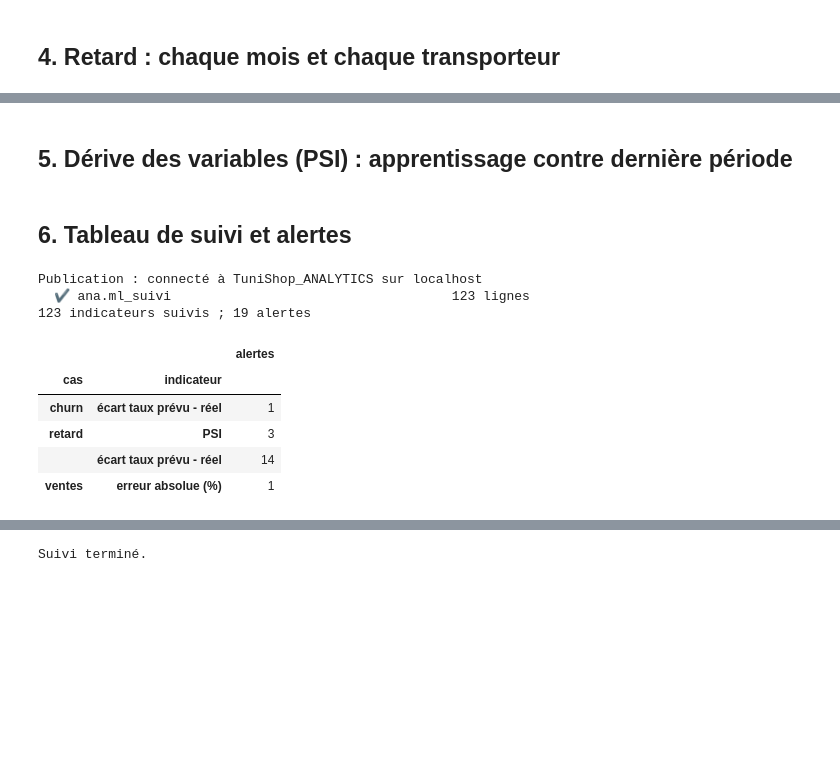
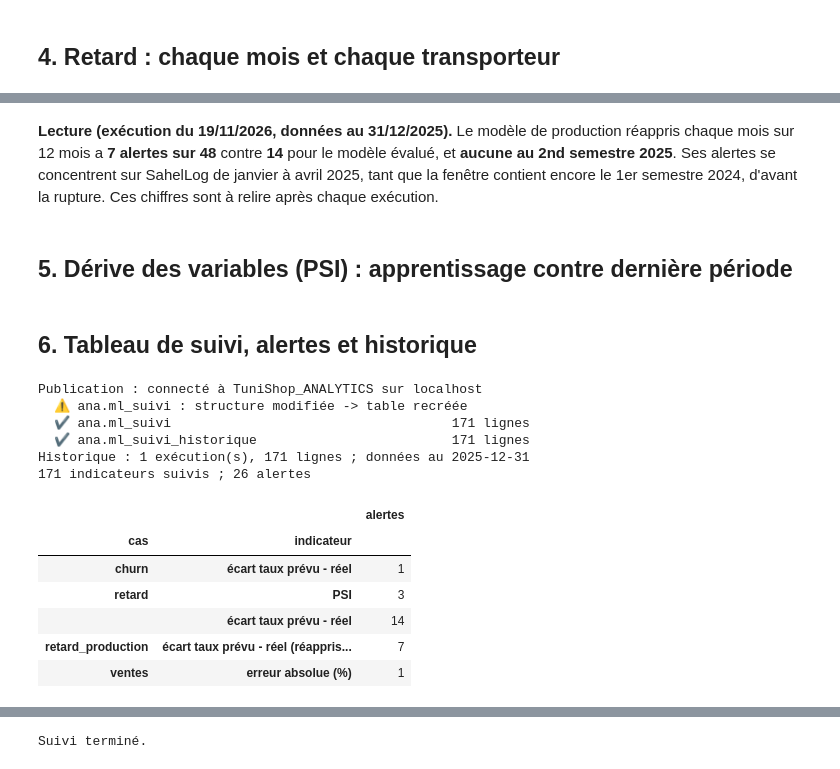
Before and after one commit to sarraabdeljaouad-ui/tunishop-projet-data-bi, a Jupyter notebook: 06_analyses_ml/03_Machine_Learning/09_Suivi_Modeles.ipynb, the cells around one changed output, grey strips where cells are left out. Drawn from its saved outputs; the diff is of its cells as text; code cells hidden in the pictures; blank space fills up the shorter version.

Commit message:
Analyses & ML v1.5 : modele de retard sur 12 mois et suivi historise

```diff
--- a/06_analyses_ml/03_Machine_Learning/09_Suivi_Modeles.ipynb
+++ b/06_analyses_ml/03_Machine_Learning/09_Suivi_Modeles.ipynb
@@ -84,3 +124,5 @@ for (mois, transp), g in r.groupby(["mois", "transporteur"]):
+# %% [markdown]
+**Lecture (exécution du 19/11/2026, données au 31/12/2025).** Le modèle de production réappris chaque mois sur 12 mois a **7 alertes sur 48** contre **14** pour le modèle évalué, et **aucune au 2nd semestre 2025**. Ses alertes se concentrent sur SahelLog de janvier à avril 2025, tant que la fenêtre contient encore le 1er semestre 2024, d'avant la rupture. Ces chiffres sont à relire après chaque exécution.
 # %% [markdown]
 ## 5. Dérive des variables (PSI) : apprentissage contre dernière période
 # %%
@@ -92,22 +134,34 @@ for cas, nom, col_date in [("churn", "ml_churn", "date_observation"), ("retard",
         if pd.notna(l["psi"]):
             ajouter(cas, l["variable"], f"3 derniers mois au {t[col_date].max().date()}", "PSI", l["psi"], SEUILS["psi"], l["psi"] > SEUILS["psi"])
 # %% [markdown]
-## 6. Tableau de suivi et alertes
+## 6. Tableau de suivi, alertes et historique
 # %%
 suivi = pd.DataFrame(suivi)
 cfg.exporter_table(suivi, "ML_suivi", index=False)
+
+# Version 1.5 : historique des exécutions, repérées par la date des dernières données
+DATE_DONNEES = features.lire("commandes")["date_commande"].max()
+historique = outils_suivi.historiser(suivi, outils_suivi.lire_historique(cfg.DOSSIER_TABLES / "ML_suivi_historique.csv"),
+                                     DATE_DONNEES, pd.Timestamp.now())
+cfg.exporter_table(historique, "ML_suivi_historique", index=False)
+print(f"Historique : {historique['date_donnees'].nunique()} exécution(s), {len(historique)} lignes ; "
+      f"données au {DATE_DONNEES.date()}")
 alertes = suivi[suivi["statut"] == "ALERTE"]
 print(f"{len(suivi)} indicateurs suivis ; {len(alertes)} alertes")
 alertes.groupby(["cas", "indicateur"]).size().to_frame("alertes")
 # %% [output]
 Publication : connecté à TuniShop_ANALYTICS sur localhost
-  ✔ ana.ml_suivi                                    123 lignes
-123 indicateurs suivis ; 19 alertes
+  ⚠ ana.ml_suivi : structure modifiée -> table recréée
+  ✔ ana.ml_suivi                                    171 lignes
+  ✔ ana.ml_suivi_historique                         171 lignes
+Historique : 1 exécution(s), 171 lignes ; données au 2025-12-31
+171 indicateurs suivis ; 26 alertes
 |  |  | alertes |
 | cas | indicateur |  |
 | churn | écart taux prévu - réel | 1 |
 | retard | PSI | 3 |
 |  | écart taux prévu - réel | 14 |
+| retard_production | écart taux prévu - réel (réappris... | 7 |
 | ventes | erreur absolue (%) | 1 |
 # %%
 fig, axes = plt.subplots(1, 2, figsize=(14, 4))
```
Also changed, not shown: parts of 7 cells of this notebook, 50 other files.
